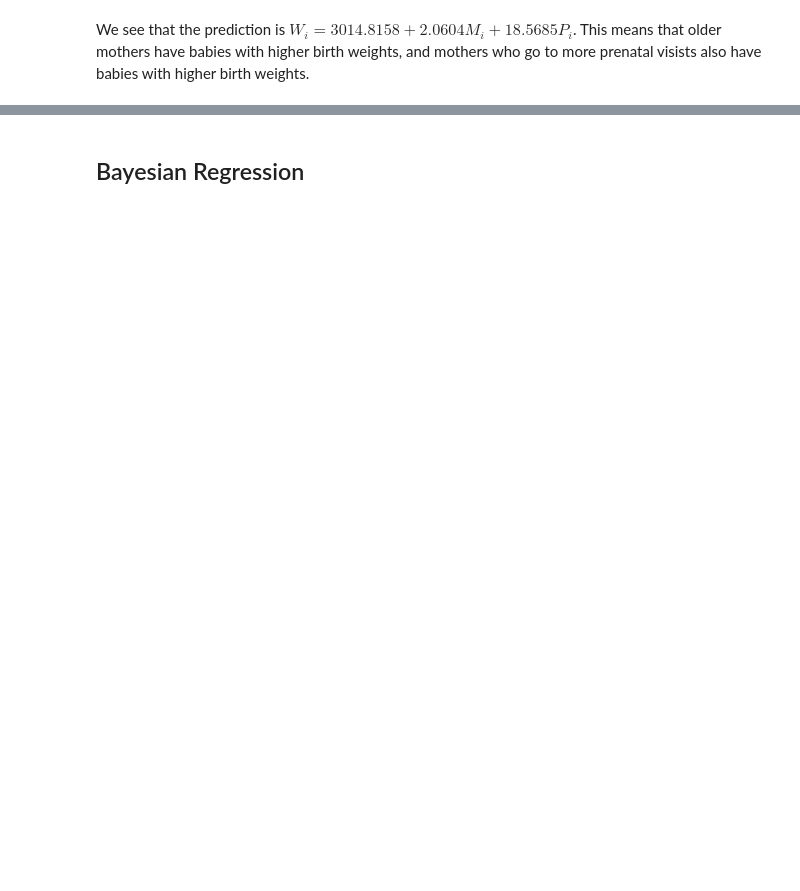
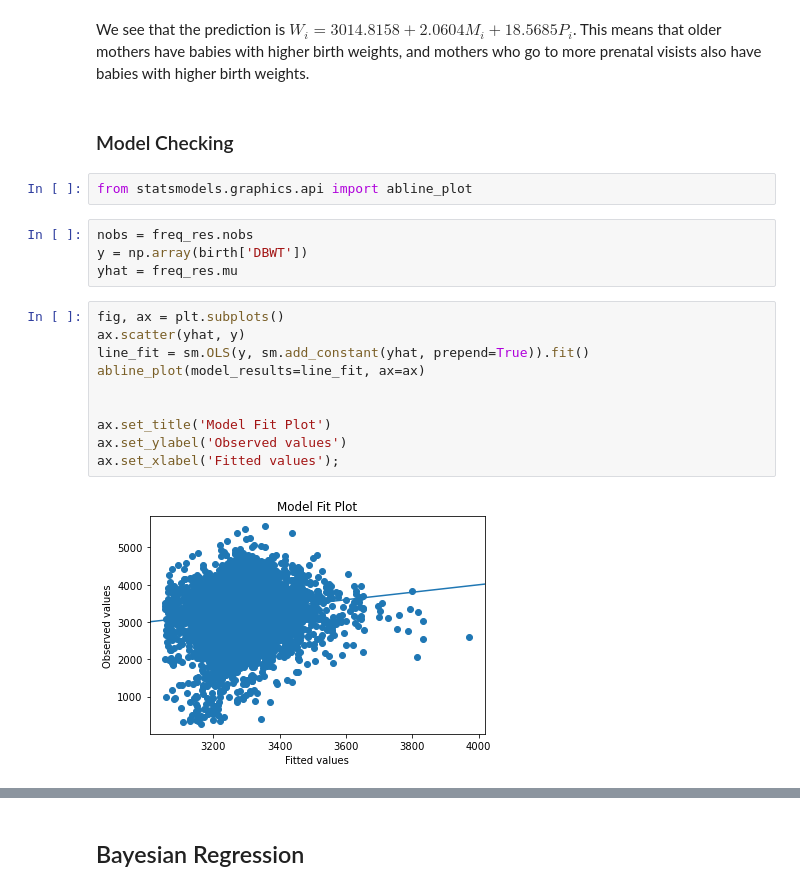
Before and after one commit to WenhaoP/Data102-Fa22-Proj, a Jupyter notebook: prediction_glm.ipynb, the cells around one changed output, grey strips where cells are left out. Drawn from its saved outputs; the diff is of its cells as text; blank space fills up the shorter version.

```diff
--- a/prediction_glm.ipynb
+++ b/prediction_glm.ipynb
@@ -227,3 +236,23 @@ PREVIS        18.5685      1.454     12.775      0.000      15.720      21.417
 ==============================================================================
 # %% [markdown]
 We see that the prediction is $W_i = 3014.8158 + 2.0604M_i + 18.5685P_i$. This means that older mothers have babies with higher birth weights, and mothers who go to more prenatal visists also have babies with higher birth weights.
+# %% [markdown]
+### Model Checking
+# %%
+from statsmodels.graphics.api import abline_plot
+# %%
+nobs = freq_res.nobs
+y = np.array(birth['DBWT'])
+yhat = freq_res.mu
+# %%
+fig, ax = plt.subplots()
+ax.scatter(yhat, y)
+line_fit = sm.OLS(y, sm.add_constant(yhat, prepend=True)).fit()
+abline_plot(model_results=line_fit, ax=ax)
+
+
+ax.set_title('Model Fit Plot')
+ax.set_ylabel('Observed values')
+ax.set_xlabel('Fitted values');
+# %% [output]
+[figure, added]
```
Also changed, not shown: parts of 30 cells of this notebook.
